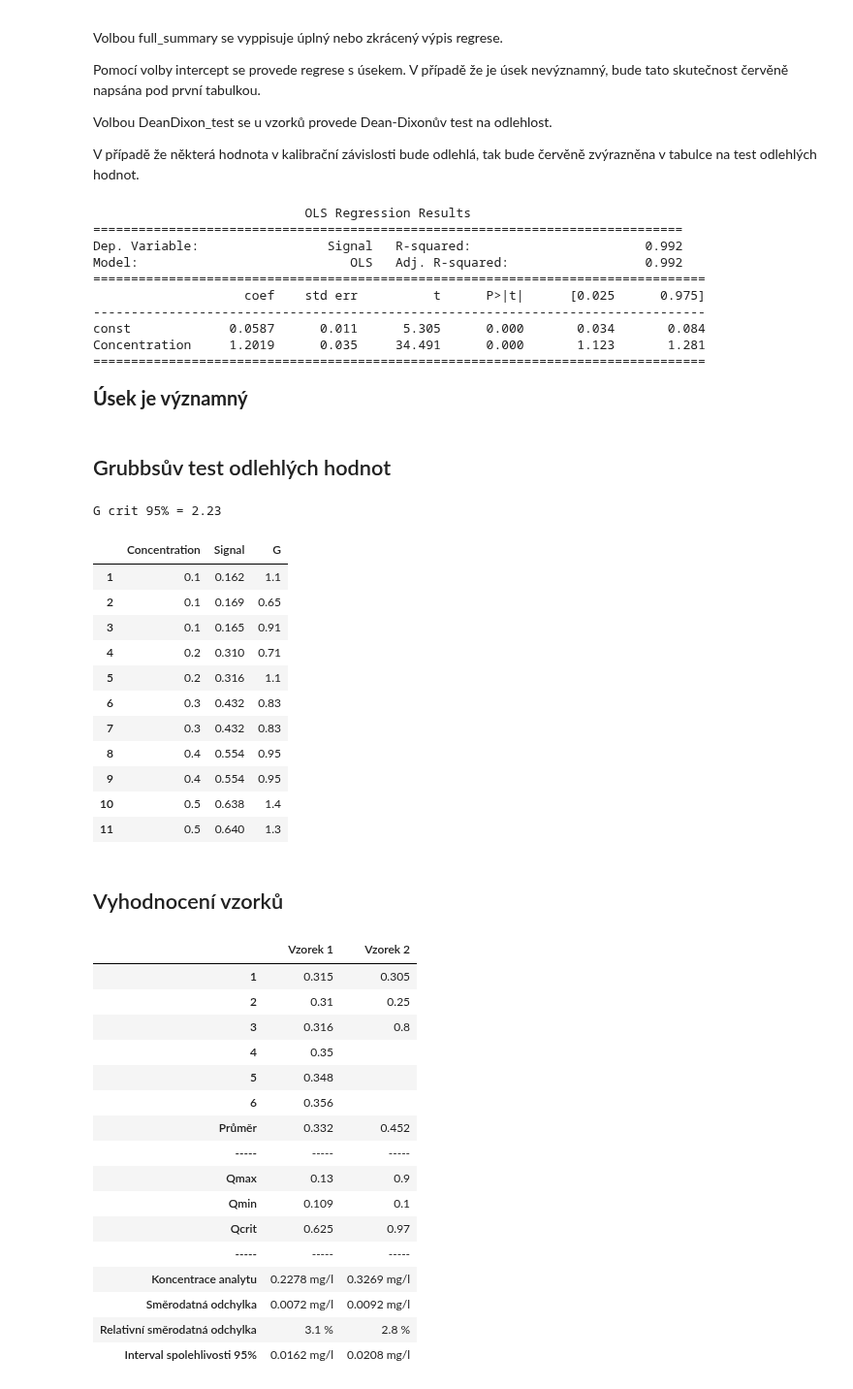
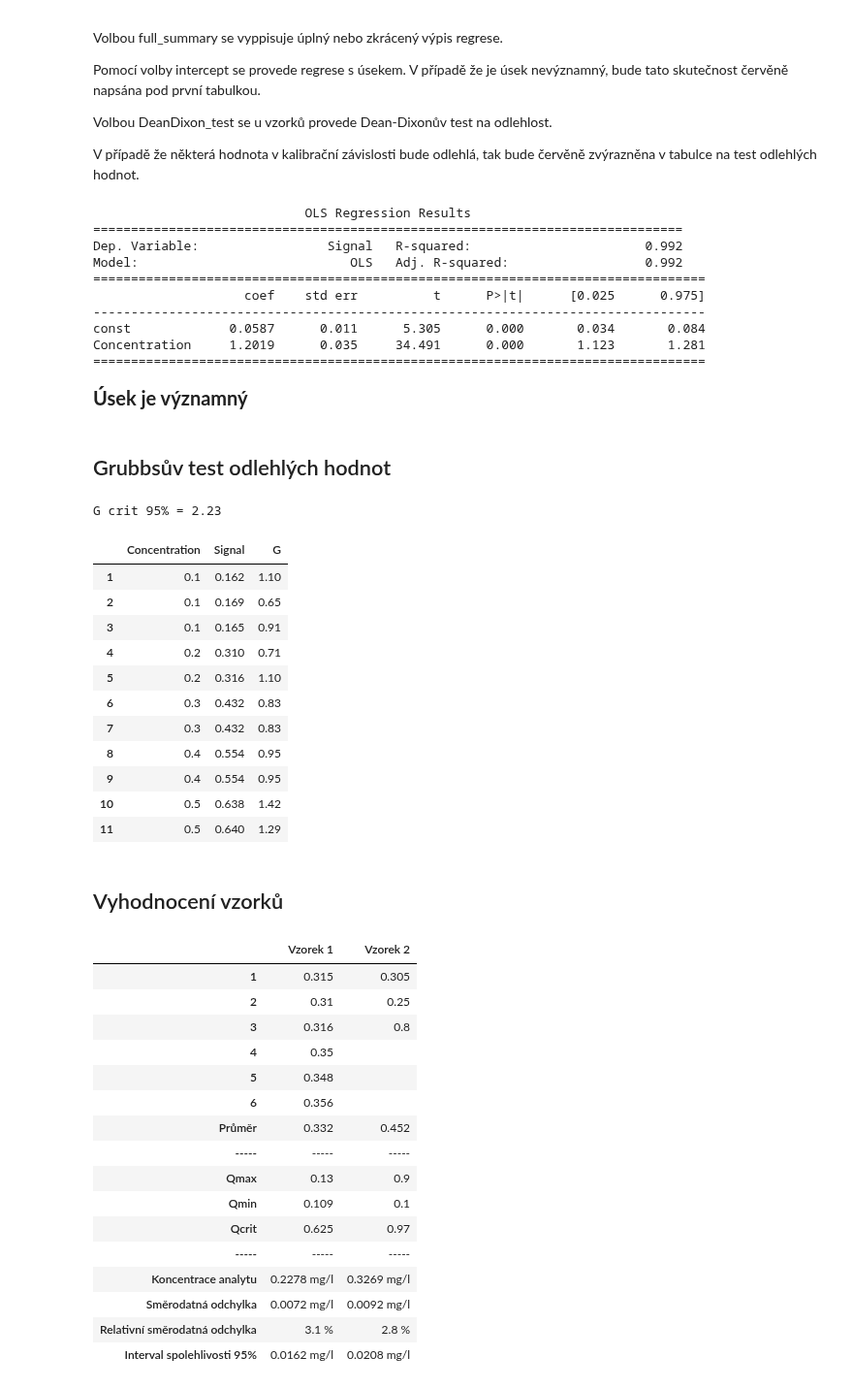
Before and after one commit to Xixaus/Nastroje, a Jupyter notebook: Kalibračka.ipynb, the cells around one changed output. Shown at 97% size. Drawn from its saved outputs; the diff is of its cells as text; code cells hidden in the pictures.

```diff
--- a/Kalibračka.ipynb
+++ b/Kalibračka.ipynb
@@ -100,7 +100,7 @@ def outlier_value(model, df, samples):
   df.index = df.index + 1
   df = df.style.apply(highlight_rows, axis=1).format({df.columns[0]: "{:." + str(df_0_decimals) + "f}",
                                                       df.columns[1]: "{:." + str(df_1_decimals) + "f}",
-                                                      "G": "{:.2g}"}
+                                                      "G": "{:.2f}"}
                                                      ).set_caption(f'<h2 style="font-weight: bold;">G crit 95% = {G_crit:.2f}</h2>')
   return (df)
 
@@ -213,44 +213,44 @@ plt.plot(intervals["x"], intervals["under_ci"], 'r--', lw=2)
 plt.plot(intervals["x"], intervals["upp_ci"], 'r--', lw=2, label="Pásmo predikce 95%")
 plt.fill_between(intervals["x"], intervals["under_pi"], intervals["upp_pi"] , color='orange', alpha=0.32, label="Pásmo spolehlivosti 95%")
 plt.plot(x, y, 'o', label="Naměřené hodnoty")
 
 first_legend = plt.legend(loc='upper left')
 plt.gca().add_artist(first_legend)
 props = dict(boxstyle='square', facecolor='white', edgecolor='grey')
 sign = '-' if model.params[0] < 0 else '+'
 plt.text(0.98, 0.03, f'y = {model.params[1]:.3g}x {sign} {abs(model.params[0]):.3g}\nR$^2$ = {model.rsquared.round(3)}',
          transform=plt.gca().transAxes, fontsize=16, verticalalignment='bottom', horizontalalignment='right', bbox=props)
 
 plt.grid()
 plt.xlabel(f"Koncetrace [{c_unit}]")
 plt.ylabel(f"Odezva [{R_unit}]")
 plt.show()
 # %% [output]
                             OLS Regression Results
 ==============================================================================
 Dep. Variable:                 Signal   R-squared:                       0.992
 Model:                            OLS   Adj. R-squared:                  0.992
 =================================================================================
                     coef    std err          t      P>|t|      [0.025      0.975]
 ---------------------------------------------------------------------------------
 const             0.0587      0.011      5.305      0.000       0.034       0.084
 Concentration     1.2019      0.035     34.491      0.000       1.123       1.281
 =================================================================================
 Úsek je významný
 Grubbsův test odlehlých hodnot
 G crit 95% = 2.23
 |  | Concentration | Signal | G |
-| 1 | 0.1 | 0.162 | 1.1 |
+| 1 | 0.1 | 0.162 | 1.10 |
 | 2 | 0.1 | 0.169 | 0.65 |
 | 3 | 0.1 | 0.165 | 0.91 |
 | 4 | 0.2 | 0.310 | 0.71 |
-| 5 | 0.2 | 0.316 | 1.1 |
+| 5 | 0.2 | 0.316 | 1.10 |
 | 6 | 0.3 | 0.432 | 0.83 |
 | 7 | 0.3 | 0.432 | 0.83 |
 | 8 | 0.4 | 0.554 | 0.95 |
 | 9 | 0.4 | 0.554 | 0.95 |
-| 10 | 0.5 | 0.638 | 1.4 |
-| 11 | 0.5 | 0.640 | 1.3 |
+| 10 | 0.5 | 0.638 | 1.42 |
+| 11 | 0.5 | 0.640 | 1.29 |
 Vyhodnocení vzorků
 |  | Vzorek 1 | Vzorek 2 |
 | 1 | 0.315 | 0.305 |
```
